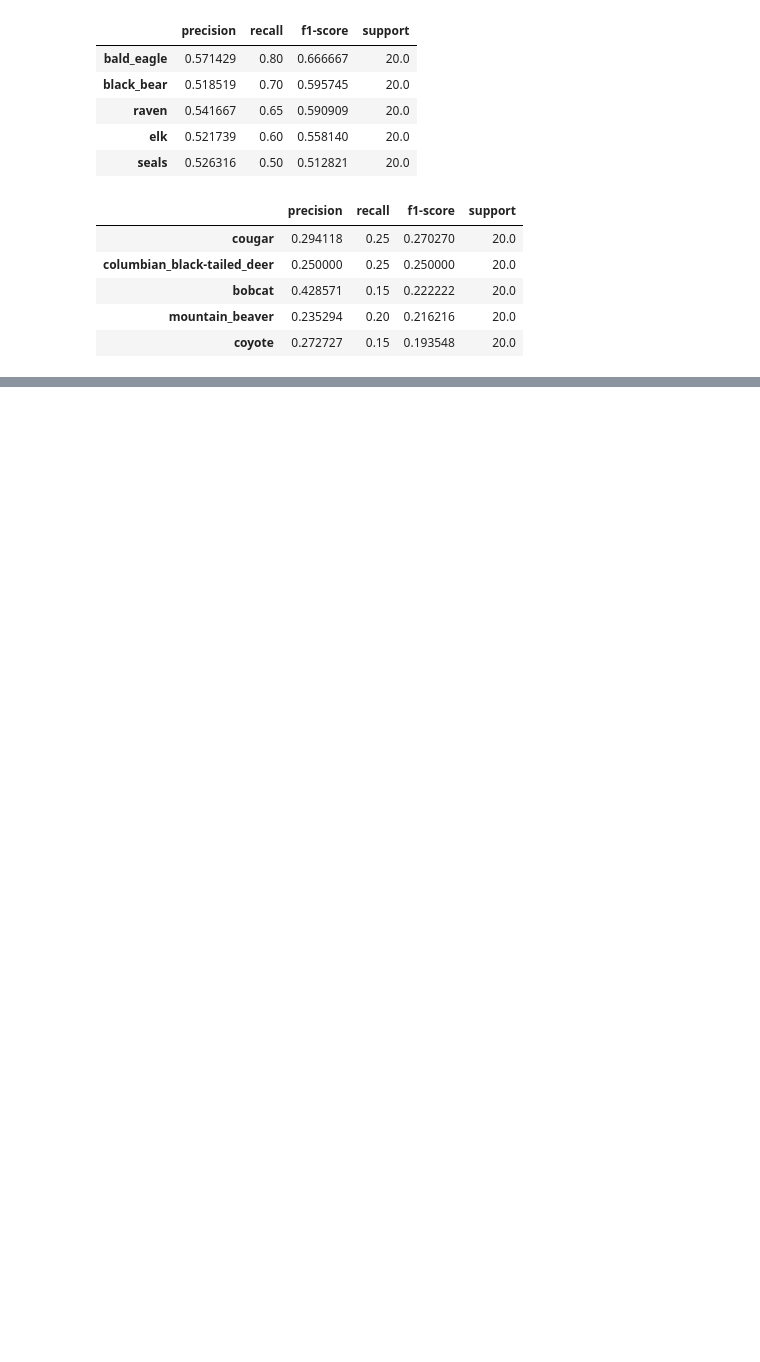
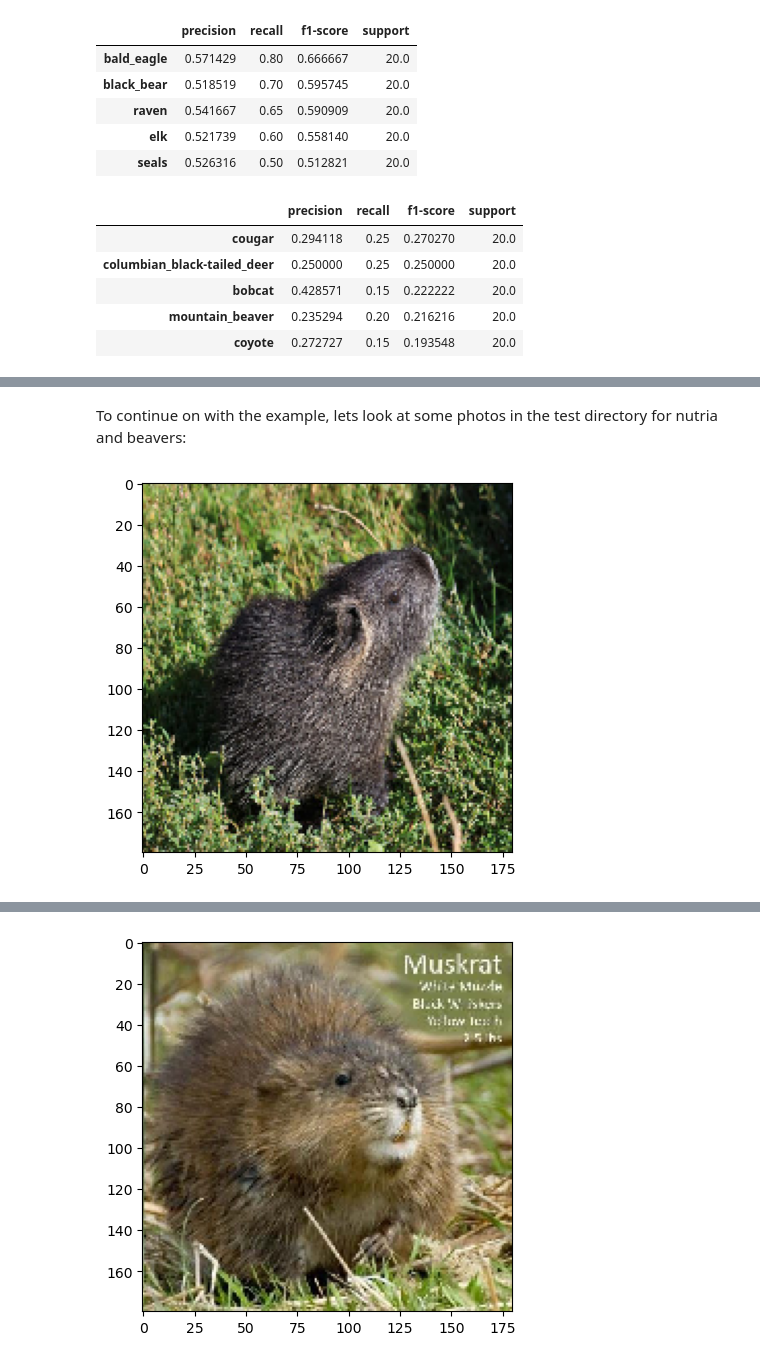
Before and after one commit to Dlappin93/Image-Classification-Capstone, a Jupyter notebook: 3.0_Regularization_Strategies.ipynb, the cells around one changed output, grey strips where cells are left out. Cells and saved outputs as stored; diff of their text form; code cells hidden in the pictures; blank space fills up the shorter version.

```diff
--- a/3.0_Regularization_Strategies.ipynb
+++ b/3.0_Regularization_Strategies.ipynb
@@ -698,13 +775,0 @@ plt.show()
-# %%
-img = tf.keras.utils.load_img(
-    img_path, target_size=(img_height, img_width)
-)
-img_array = tf.keras.utils.img_to_array(img)
-img_array = tf.expand_dims(img_array, 0) # Create a batch
-
-predictions = load_model.predict(img_array)
-score = tf.nn.softmax(predictions[0])
-
-print(
-    "This image most likely belongs to {} with a {:.2f} percent confidence."
-    .format(class_names[np.argmax(score)], 100 * np.max(score)))
@@ -713,0 +823,4 @@ This image most likely belongs to deer with a 9.79 percent confidence.
+# %%
+#load the model
+
+load_model = keras.models.load_model('models/Batch_normalization.h5')
@@ -713,0 +848,20 @@ This image most likely belongs to deer with a 9.79 percent confidence.
+# %% [markdown]
+To continue on with the example, lets look at some photos in the test directory for nutria and beavers:
+# %%
+#Set some image paths
+
+nutria1 = "data/oregon_wildlife/nutria/0115396db7b7080a1e.jpg"
+nutria2 = 'data/oregon_wildlife_test/nutria/007cb65238a6619733.jpg'
+beaver1 = "data/oregon_wildlife_test/mountain_beaver/3105f534854eed81cc.jpg"
+beaver2 = "data/oregon_wildlife_test/mountain_beaver/18d9ebdbd37c0d11ed.jpg"
+# %%
+#create a list of the image path variables defined above
+function_test_list = [nutria1, nutria2, beaver1, beaver2]
+# %%
+#loop through each variable in the list
+for x in function_test_list:
+
+    #use function to show image and prediction
+    predict_class(x, load_model)
+# %% [output]
+[figure, added]
@@ -713,0 +870 @@ This image most likely belongs to deer with a 9.79 percent confidence.
+[figure, added]
```
Also changed, not shown: parts of 66 cells of this notebook, 4 other files.
